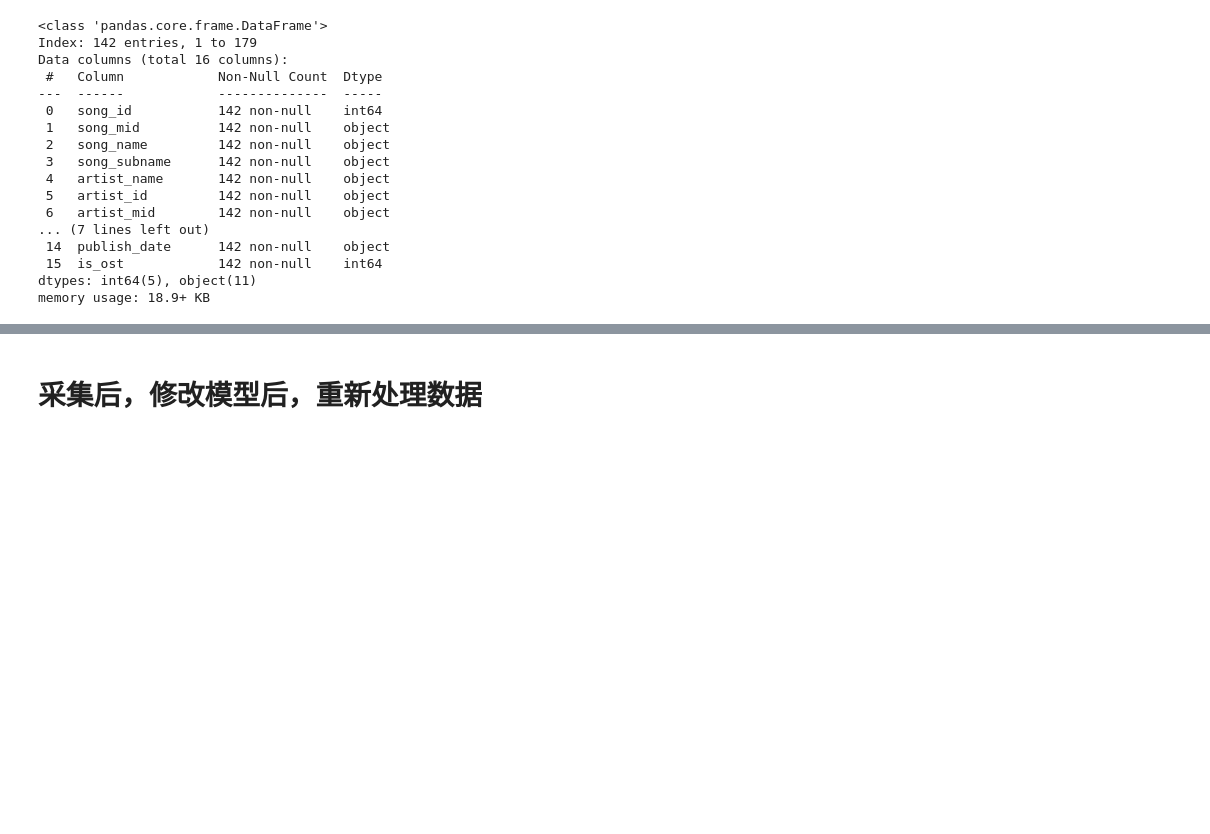
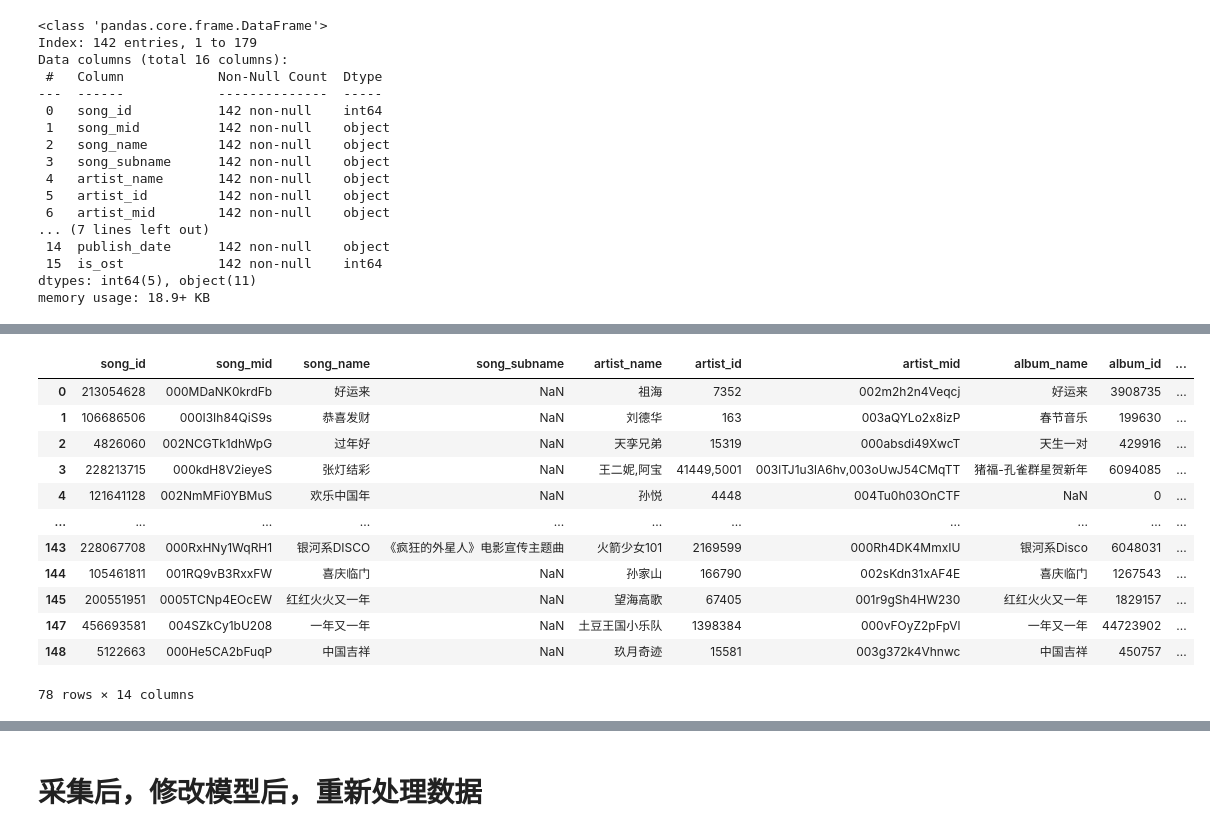
Before and after one commit to Kofi-W/net_charts, a Jupyter notebook: songs/data_crawler_qq.ipynb, the cells around one changed output, grey strips where cells are left out. Drawn from its saved outputs; the diff is of its cells as text; code cells hidden in the pictures; blank space fills up the shorter version.

```diff
--- a/songs/data_crawler_qq.ipynb
+++ b/songs/data_crawler_qq.ipynb
@@ -1019,0 +1015,8 @@ clear_and_save_lyric(file_path_prefix, song_data_cleared)
+# %%
+# file_path_prefix = "data/liuyuning/"
+# singger = "刘宇宁"
+# max_page = 14
+
+file_path_prefix = "data/newyear/"
+singger = "过年"
+max_page = 3
@@ -1019,0 +1036,4 @@ clear_and_save_lyric(file_path_prefix, song_data_cleared)
+# %%
+# 重新读取数据
+df_song_data_raw_read = pd.read_csv(file_path_prefix + 'raw_song_data.csv')
+song_data_raw_read = df_song_data_raw_read.to_dict(orient='records')
@@ -1019,0 +1060,19 @@ clear_and_save_lyric(file_path_prefix, song_data_cleared)
+# %%
+song_data_cleared = clear_song_data(song_data_raw_read,
+                                    is_filter_ost=False,
+                                    is_use_raw_song_name=False)
+song_data_cleared
+# %% [output]
+|  | song_id | song_mid | song_name | song_subname | artist_name | artist_id | artist_mid | album_name | album_id | ... |
+| 0 | 213054628 | 000MDaNK0krdFb | 好运来 | NaN | 祖海 | 7352 | 002m2h2n4Veqcj | 好运来 | 3908735 | ... |
+| 1 | 106686506 | 000I3Ih84QiS9s | 恭喜发财 | NaN | 刘德华 | 163 | 003aQYLo2x8izP | 春节音乐 | 199630 | ... |
+| 2 | 4826060 | 002NCGTk1dhWpG | 过年好 | NaN | 天孪兄弟 | 15319 | 000absdi49XwcT | 天生一对 | 429916 | ... |
+| 3 | 228213715 | 000kdH8V2ieyeS | 张灯结彩 | NaN | 王二妮,阿宝 | 41449,5001 | 003lTJ1u3lA6hv,003oUwJ54CMqTT | 猪福-孔雀群星贺新年 | 6094085 | ... |
+| 4 | 121641128 | 002NmMFi0YBMuS | 欢乐中国年 | NaN | 孙悦 | 4448 | 004Tu0h03OnCTF | NaN | 0 | ... |
+| ... | ... | ... | ... | ... | ... | ... | ... | ... | ... | ... |
+| 143 | 228067708 | 000RxHNy1WqRH1 | 银河系DISCO | 《疯狂的外星人》电影宣传主题曲 | 火箭少女101 | 2169599 | 000Rh4DK4MmxIU | 银河系Disco | 6048031 | ... |
+| 144 | 105461811 | 001RQ9vB3RxxFW | 喜庆临门 | NaN | 孙家山 | 166790 | 002sKdn31xAF4E | 喜庆临门 | 1267543 | ... |
+| 145 | 200551951 | 0005TCNp4EOcEW | 红红火火又一年 | NaN | 望海高歌 | 67405 | 001r9gSh4HW230 | 红红火火又一年 | 1829157 | ... |
+| 147 | 456693581 | 004SZkCy1bU208 | 一年又一年 | NaN | 土豆王国小乐队 | 1398384 | 000vFOyZ2pFpVl | 一年又一年 | 44723902 | ... |
+| 148 | 5122663 | 000He5CA2bFuqP | 中国吉祥 | NaN | 玖月奇迹 | 15581 | 003g372k4Vhnwc | 中国吉祥 | 450757 | ... |
+78 rows × 14 columns
```
Also changed, not shown: parts of 18 cells of this notebook, 21 other files.
